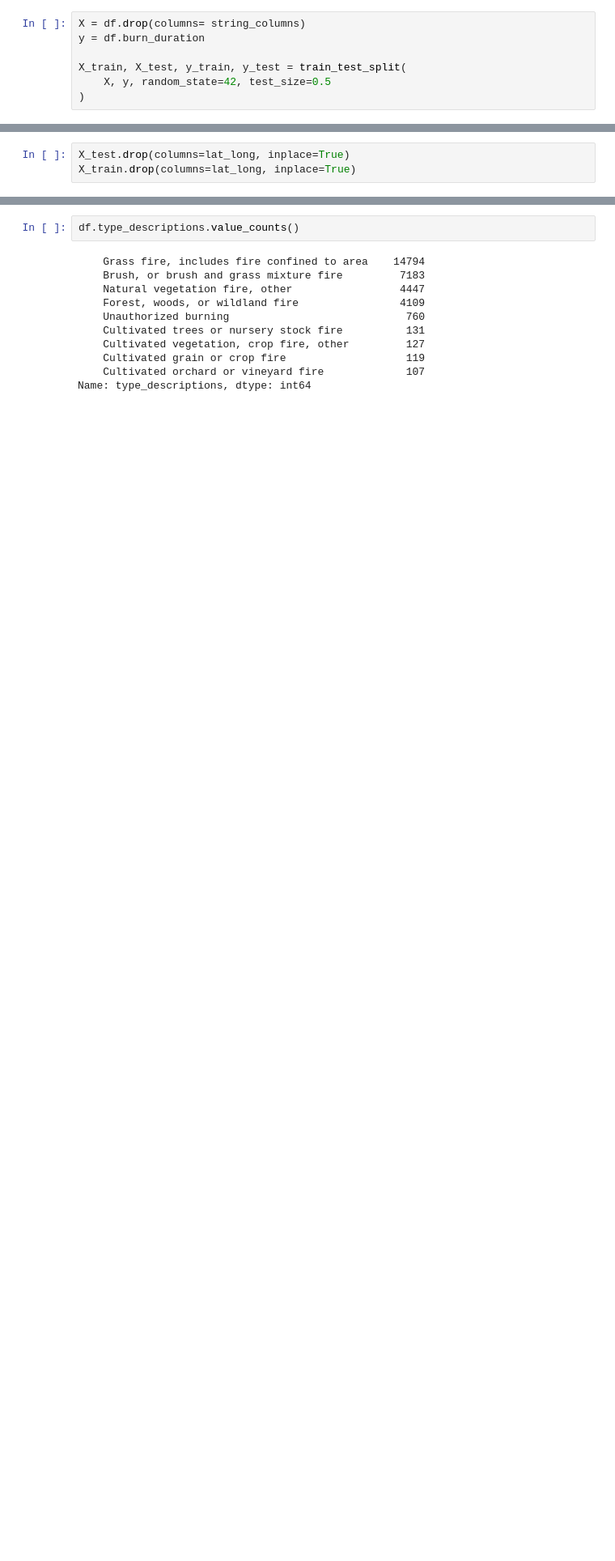
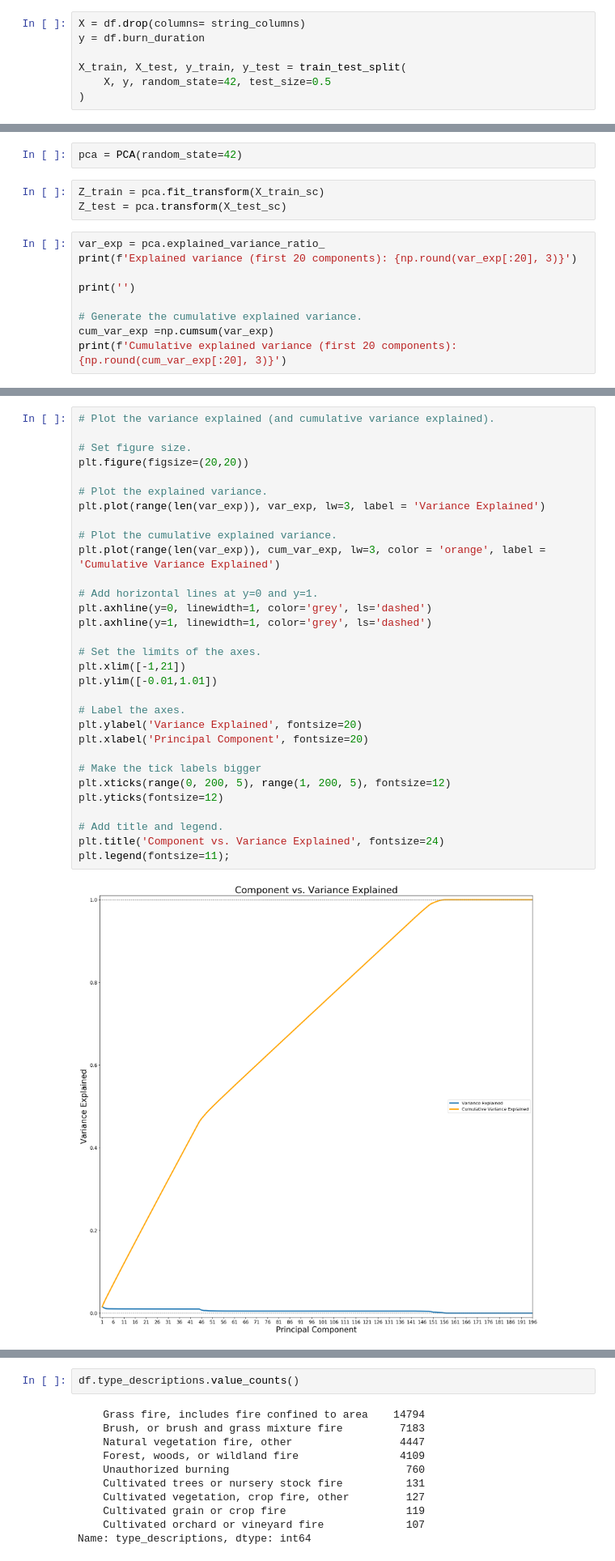
Before and after one commit to Davidloku1234567/Cal_Fire, a Jupyter notebook: acres.ipynb, the cells around one changed output, grey strips where cells are left out. Shown at 81% size. Saved outputs shown, nothing was run; the diff lists cells and outputs as text; blank space fills up the shorter version.

```diff
--- a/acres.ipynb
+++ b/acres.ipynb
@@ -135,3 +156,0 @@ X_train_lat_long = X_train[lat_long]
-# %%
-X_test.drop(columns=lat_long, inplace=True)
-X_train.drop(columns=lat_long, inplace=True)
@@ -160,0 +161,14 @@ LinearRegression(copy_X=True, fit_intercept=True, n_jobs=None, normalize=False)
+# %%
+pca = PCA(random_state=42)
+# %%
+Z_train = pca.fit_transform(X_train_sc)
+Z_test = pca.transform(X_test_sc)
+# %%
+var_exp = pca.explained_variance_ratio_
+print(f'Explained variance (first 20 components): {np.round(var_exp[:20], 3)}')
+
+print('')
+
+# Generate the cumulative explained variance.
+cum_var_exp =np.cumsum(var_exp)
+print(f'Cumulative explained variance (first 20 components): {np.round(cum_var_exp[:20], 3)}')
@@ -160,0 +181,33 @@ LinearRegression(copy_X=True, fit_intercept=True, n_jobs=None, normalize=False)
+# %%
+# Plot the variance explained (and cumulative variance explained).
+
+# Set figure size.
+plt.figure(figsize=(20,20))
+
+# Plot the explained variance.
+plt.plot(range(len(var_exp)), var_exp, lw=3, label = 'Variance Explained')
+
+# Plot the cumulative explained variance.
+plt.plot(range(len(var_exp)), cum_var_exp, lw=3, color = 'orange', label = 'Cumulative Variance Explained')
+
+# Add horizontal lines at y=0 and y=1.
+plt.axhline(y=0, linewidth=1, color='grey', ls='dashed')
+plt.axhline(y=1, linewidth=1, color='grey', ls='dashed')
+
+# Set the limits of the axes.
+plt.xlim([-1,21])
+plt.ylim([-0.01,1.01])
+
+# Label the axes.
+plt.ylabel('Variance Explained', fontsize=20)
+plt.xlabel('Principal Component', fontsize=20)
+
+# Make the tick labels bigger
+plt.xticks(range(0, 200, 5), range(1, 200, 5), fontsize=12)
+plt.yticks(fontsize=12)
+
+# Add title and legend.
+plt.title('Component vs. Variance Explained', fontsize=24)
+plt.legend(fontsize=11);
+# %% [output]
+[figure, added]
```
Also changed, not shown: parts of 41 cells of this notebook, 1 other file.
